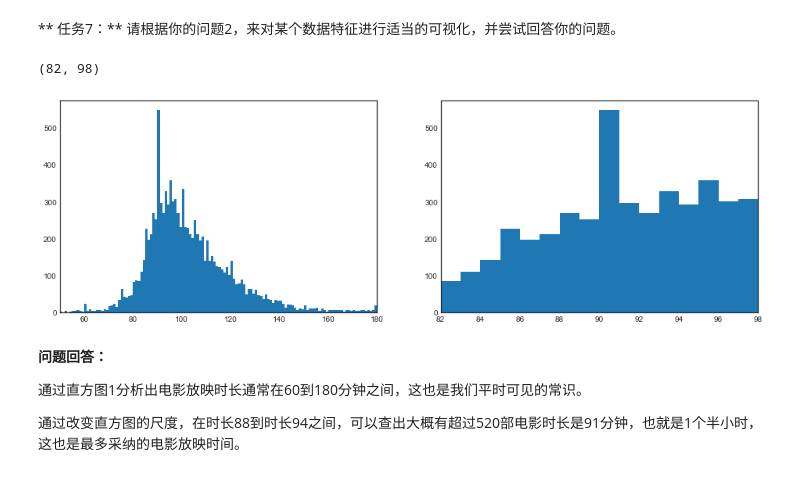
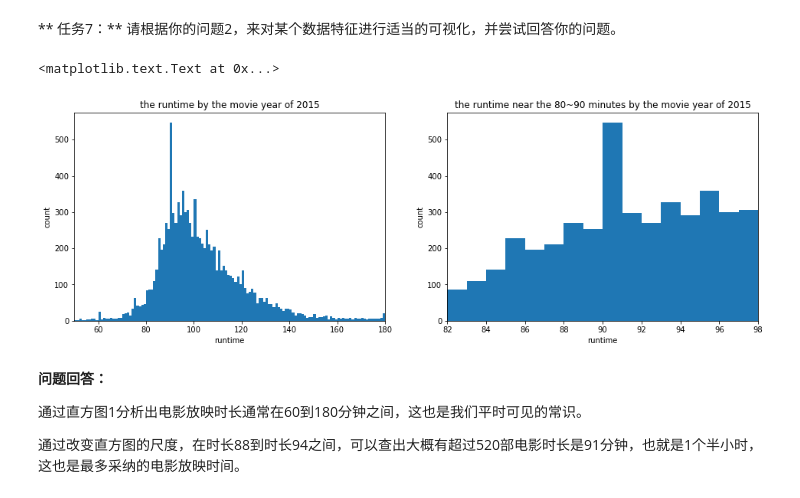
Before and after one commit to TomTorange/ExploreMovieDataset, a Jupyter notebook: Explore+Movie+Dataset.ipynb, the cells around one changed output. Saved outputs shown, nothing was run; the diff lists cells and outputs as text; code cells hidden in the pictures.

```diff
--- a/Explore+Movie+Dataset.ipynb
+++ b/Explore+Movie+Dataset.ipynb
@@ -91,6 +91,9 @@ pd.DataFrame(movies_stat,columns =['revenue','vote_average','vote_count','runtim
 # %%
 # prepare typical movies data for the year of 2015, It will be used in the following ploting figures.
 movies_2015 = movies[movies.release_year==2015]
+# arrange the DataFrame without any NaN
+movies.isnull().sum()            # check if there are any null value in the original DataFrame
+movies.fillna(0, inplace = True) # fill the original DataFrame with '0' what ever it is num or string
 # %% [markdown]
 *****
 ** 任务5：** 上述获取的统计信息，对你回答提出的两个问题有何帮助？
@@ -343,22 +260,28 @@ stack.unstack().plot(kind='bar', stacked=True, color=['darkseagreen', 'darkcyan'
 # %%
 #回答问题2：统计分析一般电影放映时长，最多实现的电影放映时长是多少？
 plt.figure(figsize = [16, 5])
 plt.subplot(1, 2, 1)
 bin_edges = np.arange(50,180+1,1)
 plt.hist(data = movies, x = 'runtime', bins = bin_edges)
 plt.xlim(50,180)
+plt.title('the runtime by the movie year of 2015')
+plt.xlabel('runtime')
+plt.ylabel('count')
 
 # the left figure is the expension figure from runtime of 82 minutes to runtime of 98 minutes.
 plt.subplot(1, 2, 2)
 bin_edges = np.arange(50,180+1,1)
 plt.hist(data = movies, x = 'runtime', bins = bin_edges)
 plt.xlim(82,98)
+plt.title('the runtime near the 80~90 minutes by the movie year of 2015')
+plt.xlabel('runtime')
+plt.ylabel('count')
 
 # from the histogram, we can find the most common runtime is 91 minutes,
 # from the histogram, most run time is crowded from 90 minutes to 120 minutes.
 # %% [output]
-(82, 98)
+<matplotlib.text.Text at 0x...>
-[figure, old version]
+[figure, new version]
 # %% [markdown]
 **问题回答：**
 
```
Also changed, not shown: parts of 18 cells of this notebook.
